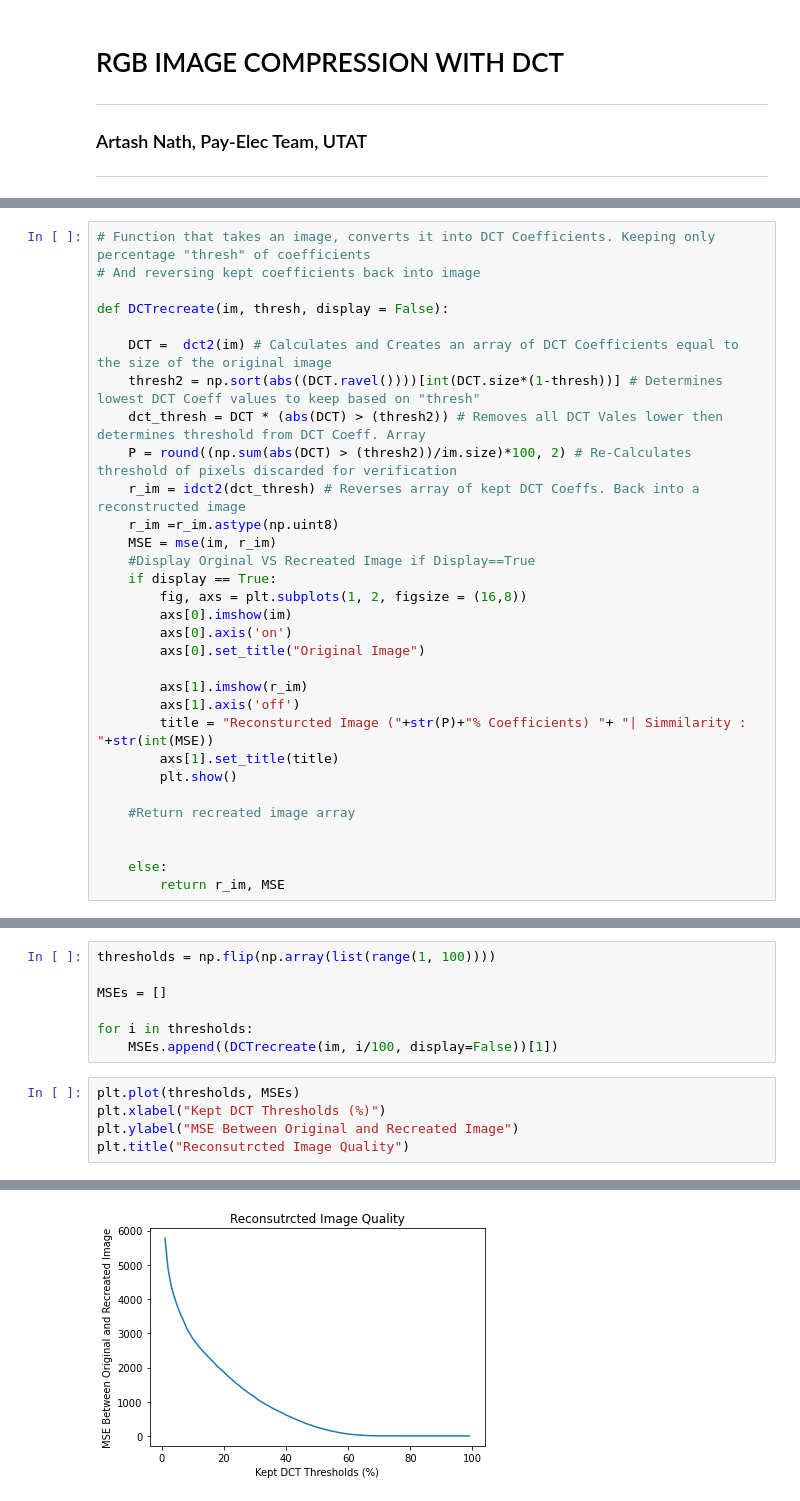
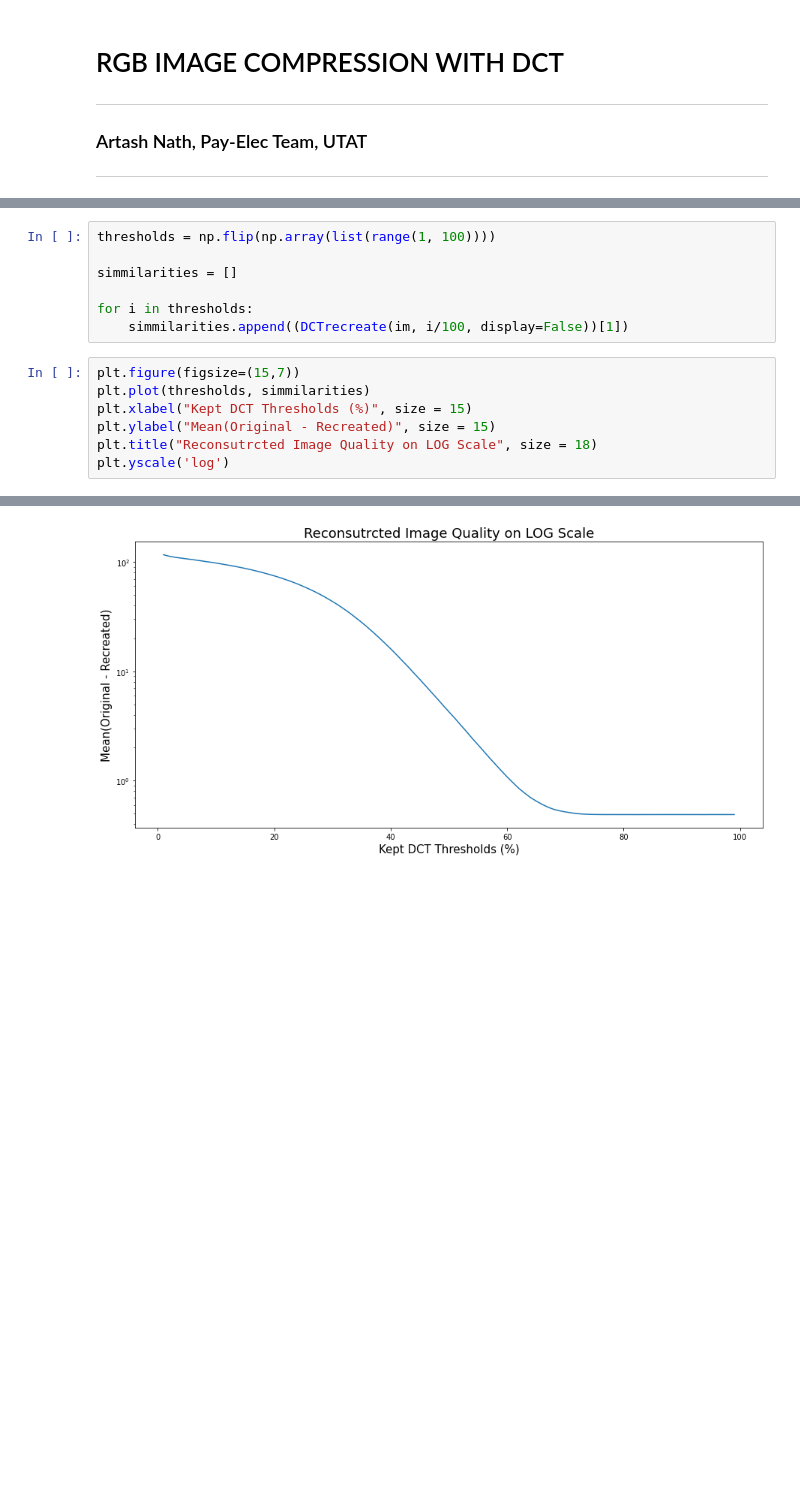
Before and after one commit to Artash-N/UTAT-JPG2DCT, a Jupyter notebook: RGB DCT IMAGE COMPRESSION WITH SIMMILARITY COMPARISON.ipynb, the cells around one changed output, grey strips where cells are left out. Saved outputs shown, nothing was run; the diff lists cells and outputs as text; blank space fills up the shorter version.

Commit message:
Add files via upload
Better Annotations to code | Similarity comparison changed from MSE to Average Difference per Pixel

```diff
--- a/RGB DCT IMAGE COMPRESSION WITH SIMMILARITY COMPARISON.ipynb
+++ b/RGB DCT IMAGE COMPRESSION WITH SIMMILARITY COMPARISON.ipynb
@@ -69,34 +82,3 @@ axs[1].set_title("Reconsturcted Image (100% Coefficients)")
 plt.show()
 # %% [output]
 [figure]
-# %%
-# Function that takes an image, converts it into DCT Coefficients. Keeping only percentage "thresh" of coefficients
-# And reversing kept coefficients back into image
-
-def DCTrecreate(im, thresh, display = False):
-
-    DCT =  dct2(im) # Calculates and Creates an array of DCT Coefficients equal to the size of the original image
-    thresh2 = np.sort(abs((DCT.ravel())))[int(DCT.size*(1-thresh))] # Determines lowest DCT Coeff values to keep based on "thresh"
-    dct_thresh = DCT * (abs(DCT) > (thresh2)) # Removes all DCT Vales lower then determines threshold from DCT Coeff. Array
-    P = round((np.sum(abs(DCT) > (thresh2))/im.size)*100, 2) # Re-Calculates threshold of pixels discarded for verification
-    r_im = idct2(dct_thresh) # Reverses array of kept DCT Coeffs. Back into a reconstructed image
-    r_im =r_im.astype(np.uint8)
-    MSE = mse(im, r_im)
-    #Display Orginal VS Recreated Image if Display==True
-    if display == True:
-        fig, axs = plt.subplots(1, 2, figsize = (16,8))
-        axs[0].imshow(im)
-        axs[0].axis('on')
-        axs[0].set_title("Original Image")
-
-        axs[1].imshow(r_im)
-        axs[1].axis('off')
-        title = "Reconsturcted Image ("+str(P)+"% Coefficients) "+ "| Simmilarity : "+str(int(MSE))
-        axs[1].set_title(title)
-        plt.show()
-
-    #Return recreated image array
-
-
-    else:
-        return r_im, MSE
@@ -103,13 +93,15 @@ def DCTrecreate(im, thresh, display = False):
 # %%
 thresholds = np.flip(np.array(list(range(1, 100))))
 
-MSEs = []
+simmilarities = []
 
 for i in thresholds:
-    MSEs.append((DCTrecreate(im, i/100, display=False))[1])
+    simmilarities.append((DCTrecreate(im, i/100, display=False))[1])
 # %%
-plt.plot(thresholds, MSEs)
-plt.xlabel("Kept DCT Thresholds (%)")
-plt.ylabel("MSE Between Original and Recreated Image")
-plt.title("Reconsutrcted Image Quality")
+plt.figure(figsize=(15,7))
+plt.plot(thresholds, simmilarities)
+plt.xlabel("Kept DCT Thresholds (%)", size = 15)
+plt.ylabel("Mean(Original - Recreated)", size = 15)
+plt.title("Reconsutrcted Image Quality on LOG Scale", size = 18)
+plt.yscale('log')
 # %% [output]
@@ -117 +108 @@ Text(0.5, 1.0, 'Reconsutrcted Image Quality')
-[figure, old version]
+[figure, new version]
```
Also changed, not shown: parts of 15 cells of this notebook.
